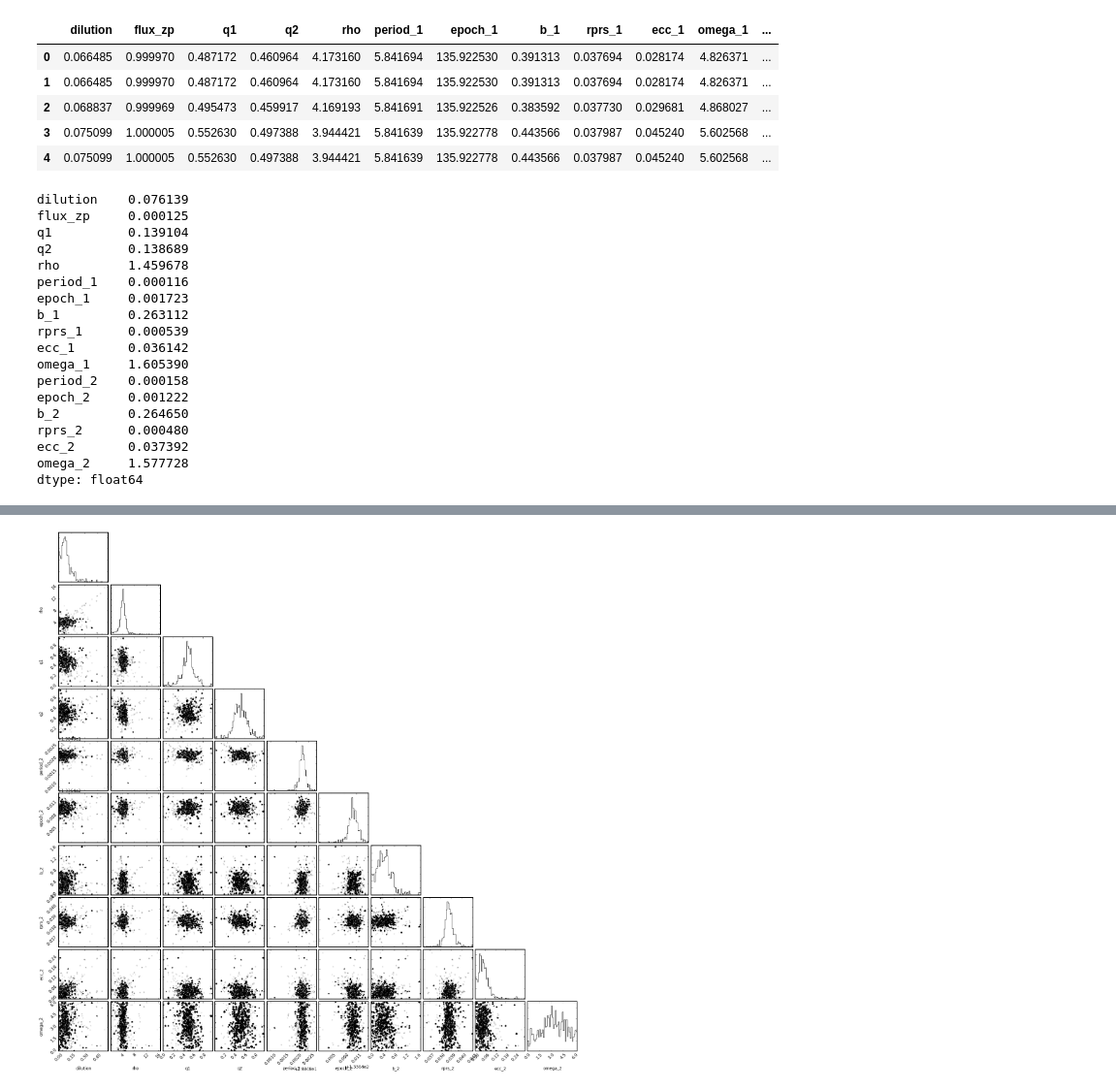
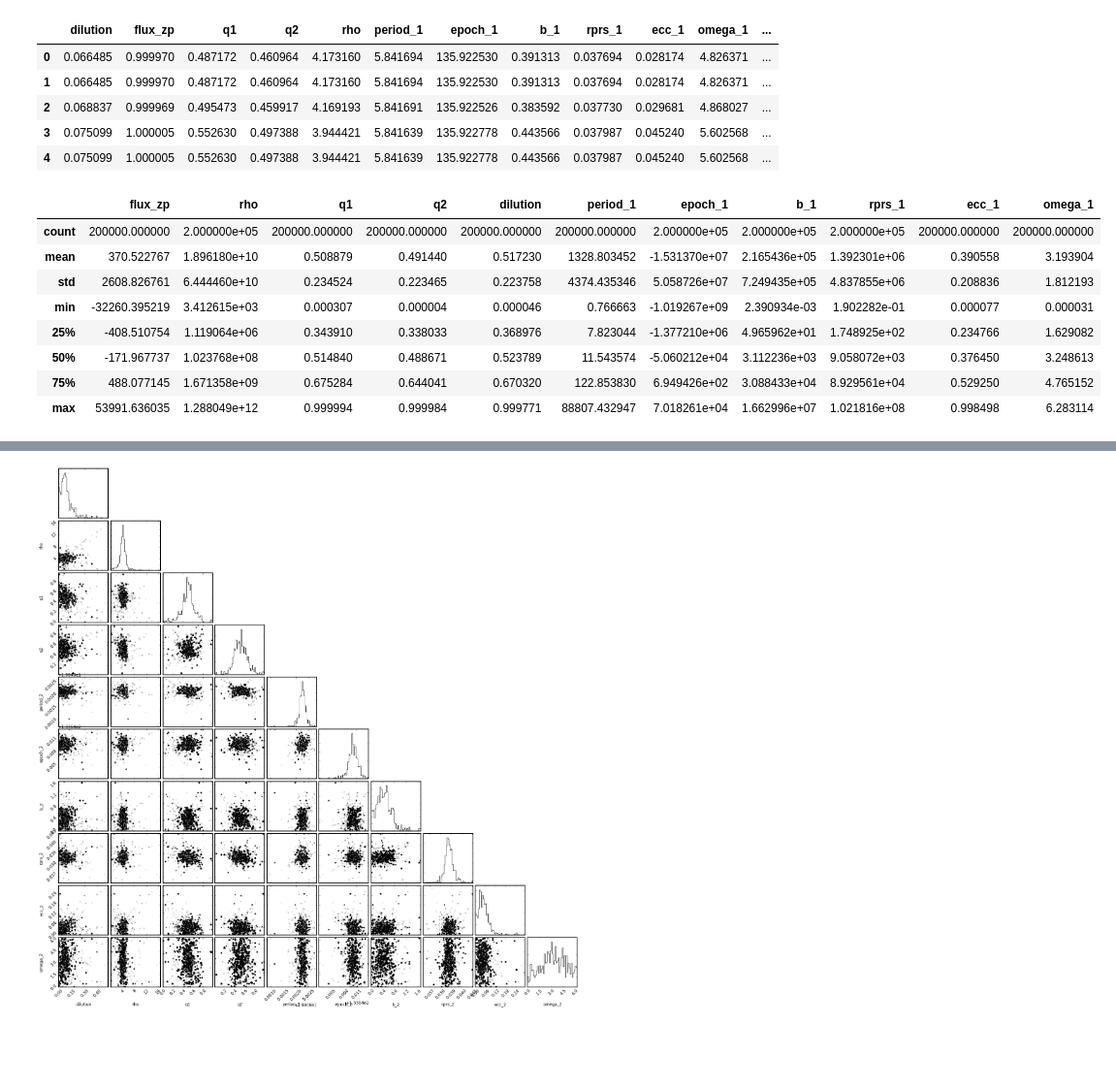
Before and after one commit to timothydmorton/transit-fitting, a Jupyter notebook: notebooks/demo.ipynb, the cells around one changed output, grey strips where cells are left out. Shown at 97% size. Drawn from its saved outputs; the diff is of its cells as text; code cells hidden in the pictures; blank space fills up the shorter version.

```diff
--- a/notebooks/demo.ipynb
+++ b/notebooks/demo.ipynb
@@ -52,26 +54,17 @@ model.samples.head()
 | 3 | 0.075099 | 1.000005 | 0.552630 | 0.497388 | 3.944421 | 5.841639 | 135.922778 | 0.443566 | 0.037987 | 0.045240 | 5.602568 | ... |
 | 4 | 0.075099 | 1.000005 | 0.552630 | 0.497388 | 3.944421 | 5.841639 | 135.922778 | 0.443566 | 0.037987 | 0.045240 | 5.602568 | ... |
 # %%
-model.samples.std()
+model.samples.describe()
 # %% [output]
-dilution    0.076139
-flux_zp     0.000125
-q1          0.139104
-q2          0.138689
-rho         1.459678
-period_1    0.000116
-epoch_1     0.001723
-b_1         0.263112
-rprs_1      0.000539
-ecc_1       0.036142
-omega_1     1.605390
-period_2    0.000158
-epoch_2     0.001222
-b_2         0.264650
-rprs_2      0.000480
-ecc_2       0.037392
-omega_2     1.577728
-dtype: float64
+|  | flux_zp | rho | q1 | q2 | dilution | period_1 | epoch_1 | b_1 | rprs_1 | ecc_1 | omega_1 |
+| count | 200000.000000 | 2.000000e+05 | 200000.000000 | 200000.000000 | 200000.000000 | 200000.000000 | 2.000000e+05 | 2.000000e+05 | 2.000000e+05 | 200000.000000 | 200000.000000 |
+| mean | 370.522767 | 1.896180e+10 | 0.508879 | 0.491440 | 0.517230 | 1328.803452 | -1.531370e+07 | 2.165436e+05 | 1.392301e+06 | 0.390558 | 3.193904 |
+| std | 2608.826761 | 6.444460e+10 | 0.234524 | 0.223465 | 0.223758 | 4374.435346 | 5.058726e+07 | 7.249435e+05 | 4.837855e+06 | 0.208836 | 1.812193 |
+| min | -32260.395219 | 3.412615e+03 | 0.000307 | 0.000004 | 0.000046 | 0.766663 | -1.019267e+09 | 2.390934e-03 | 1.902282e-01 | 0.000077 | 0.000031 |
+| 25% | -408.510754 | 1.119064e+06 | 0.343910 | 0.338033 | 0.368976 | 7.823044 | -1.377210e+06 | 4.965962e+01 | 1.748925e+02 | 0.234766 | 1.629082 |
+| 50% | -171.967737 | 1.023768e+08 | 0.514840 | 0.488671 | 0.523789 | 11.543574 | -5.060212e+04 | 3.112236e+03 | 9.058072e+03 | 0.376450 | 3.248613 |
+| 75% | 488.077145 | 1.671358e+09 | 0.675284 | 0.644041 | 0.670320 | 122.853830 | 6.949426e+02 | 3.088433e+04 | 8.929561e+04 | 0.529250 | 4.765152 |
+| max | 53991.636035 | 1.288049e+12 | 0.999994 | 0.999984 | 0.999771 | 88807.432947 | 7.018261e+04 | 1.662996e+07 | 1.021816e+08 | 0.998498 | 6.283114 |
 # %%
 fig1 = model.triangle(i=0); # for first planet
 # %% [output]
```
Also changed, not shown: parts of 5 cells of this notebook, 4 other files.
